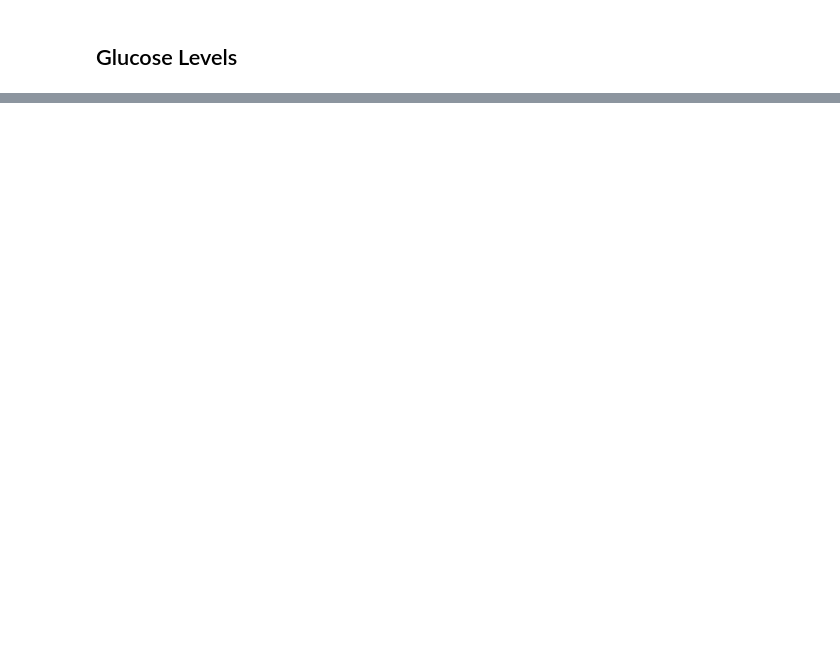
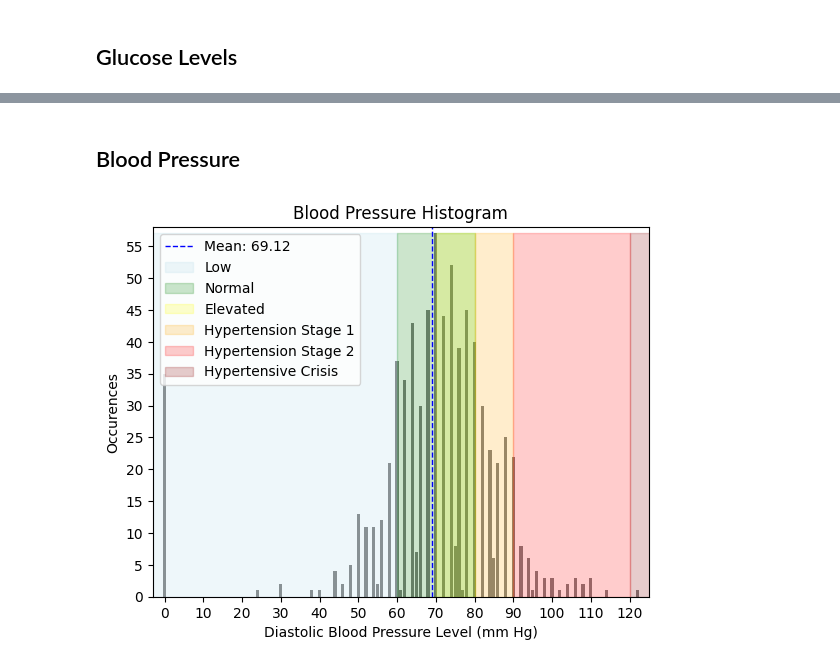
Before and after one commit to Bluxen/DA-Project1, a Jupyter notebook: 13_diabetes_prediction.ipynb, the cells around one changed output, grey strips where cells are left out. Saved outputs shown, nothing was run; the diff lists cells and outputs as text; code cells hidden in the pictures; blank space fills up the shorter version.

```diff
--- a/13_diabetes_prediction.ipynb
+++ b/13_diabetes_prediction.ipynb
@@ -107,0 +110,49 @@ plt.show()
+# %% [markdown]
+## Blood Pressure
+# %%
+# get minimum and maximum blood pressure
+min_blood_pressure = diabetes['Blood Pressure'].min()
+max_blood_pressure = diabetes['Blood Pressure'].max()
+
+# calculate average blood pressure
+average_blood_pressure = diabetes['Blood Pressure'].mean()
+
+# show histogram of blood pressure
+counts, bins, patches = plt.hist(diabetes['Blood Pressure'], bins=range(min_blood_pressure, max_blood_pressure + 2), align='left', rwidth=0.8, color='gray')
+plt.xticks(range(min_blood_pressure, max_blood_pressure + 2, 10))
+plt.xlim([min_blood_pressure - 3, max_blood_pressure + 3])
+plt.ylim([0, counts.max() + 1])
+plt.locator_params(axis='y', nbins=20)
+
+# show mean on histogram
+plt.axvline(average_blood_pressure, color='blue', linestyle='dashed', linewidth=1)
+
+# define blood pressure ranges
+low_lower_bound = -10
+low_upper_bound = 60
+normal_lower_bound = 60
+normal_upper_bound = 80
+elevated_lower_bound = 70
+elevated_upper_bound = 80
+hypertension1_lower_bound = 80
+hypertension1_upper_bound = 90
+hypertension2_lower_bound = 90
+hypertension2_upper_bound = 120
+hypertensive_crisis_lower_bound = 120
+hypertensive_crisis_upper_bound = 300
+
+# show the ranges on the histogram
+plt.fill_betweenx([0, counts.max()], low_lower_bound, low_upper_bound, color='lightblue', alpha=0.2)
+plt.fill_betweenx([0, counts.max()], normal_lower_bound, normal_upper_bound, color='green', alpha=0.2)
+plt.fill_betweenx([0, counts.max()], elevated_lower_bound, elevated_upper_bound, color='yellow', alpha=0.2)
+plt.fill_betweenx([0, counts.max()], hypertension1_lower_bound, hypertension1_upper_bound, color='orange', alpha=0.2)
+plt.fill_betweenx([0, counts.max()], hypertension2_lower_bound, hypertension2_upper_bound, color='red', alpha=0.2)
+plt.fill_betweenx([0, counts.max()], hypertensive_crisis_lower_bound, hypertensive_crisis_upper_bound, color='darkred', alpha=0.2)
+plt.legend(['Mean: ' + "{:.2f}".format(average_blood_pressure), 'Low', 'Normal', 'Elevated', 'Hypertension Stage 1', 'Hypertension Stage 2', 'Hypertensive Crisis'], loc='upper left')
+
+plt.title('Blood Pressure Histogram')
+plt.xlabel('Diastolic Blood Pressure Level (mm Hg)')
+plt.ylabel('Occurences')
+plt.show()
+# %% [output]
+[figure, added]
```
Also changed, not shown: parts of 2 cells of this notebook.
